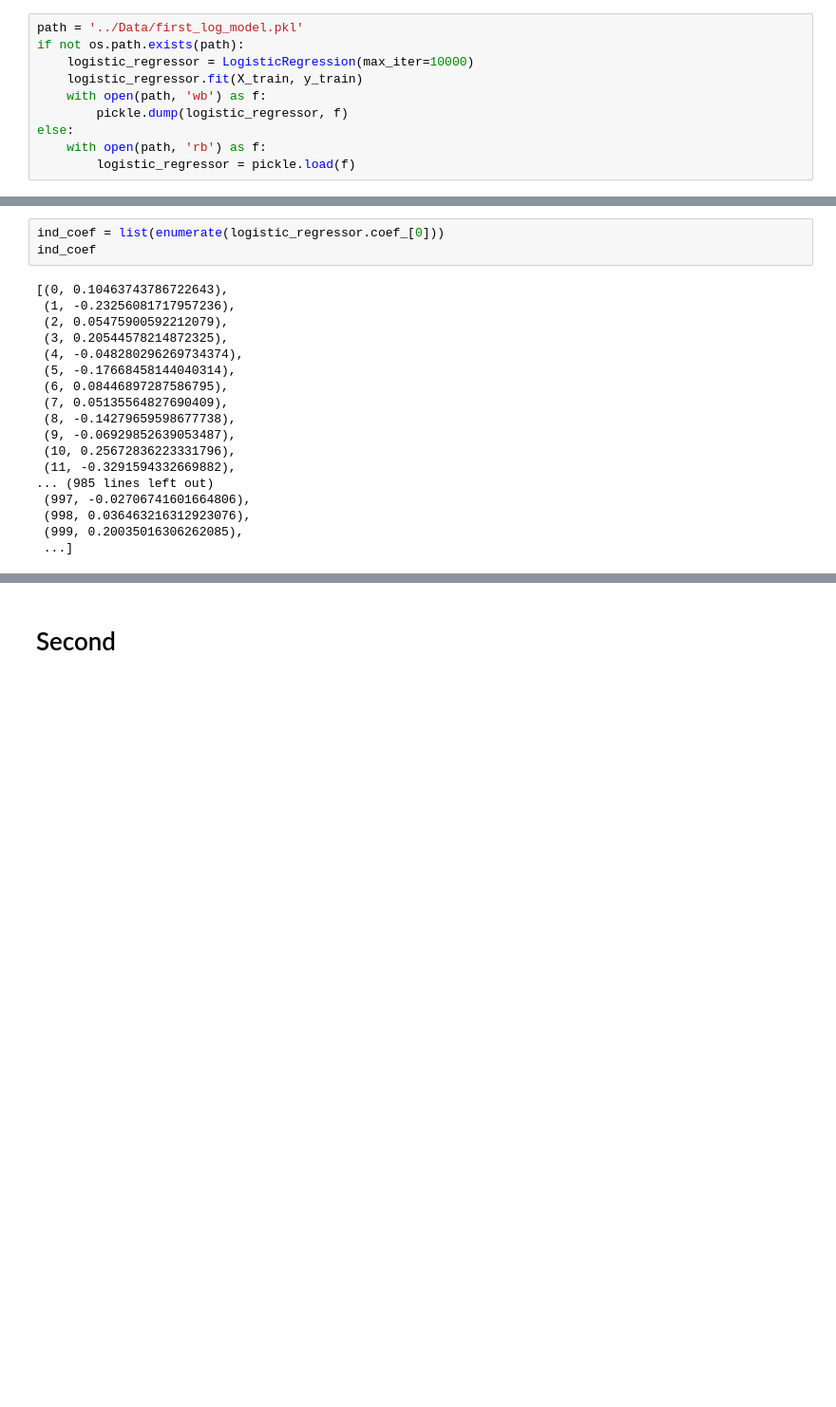
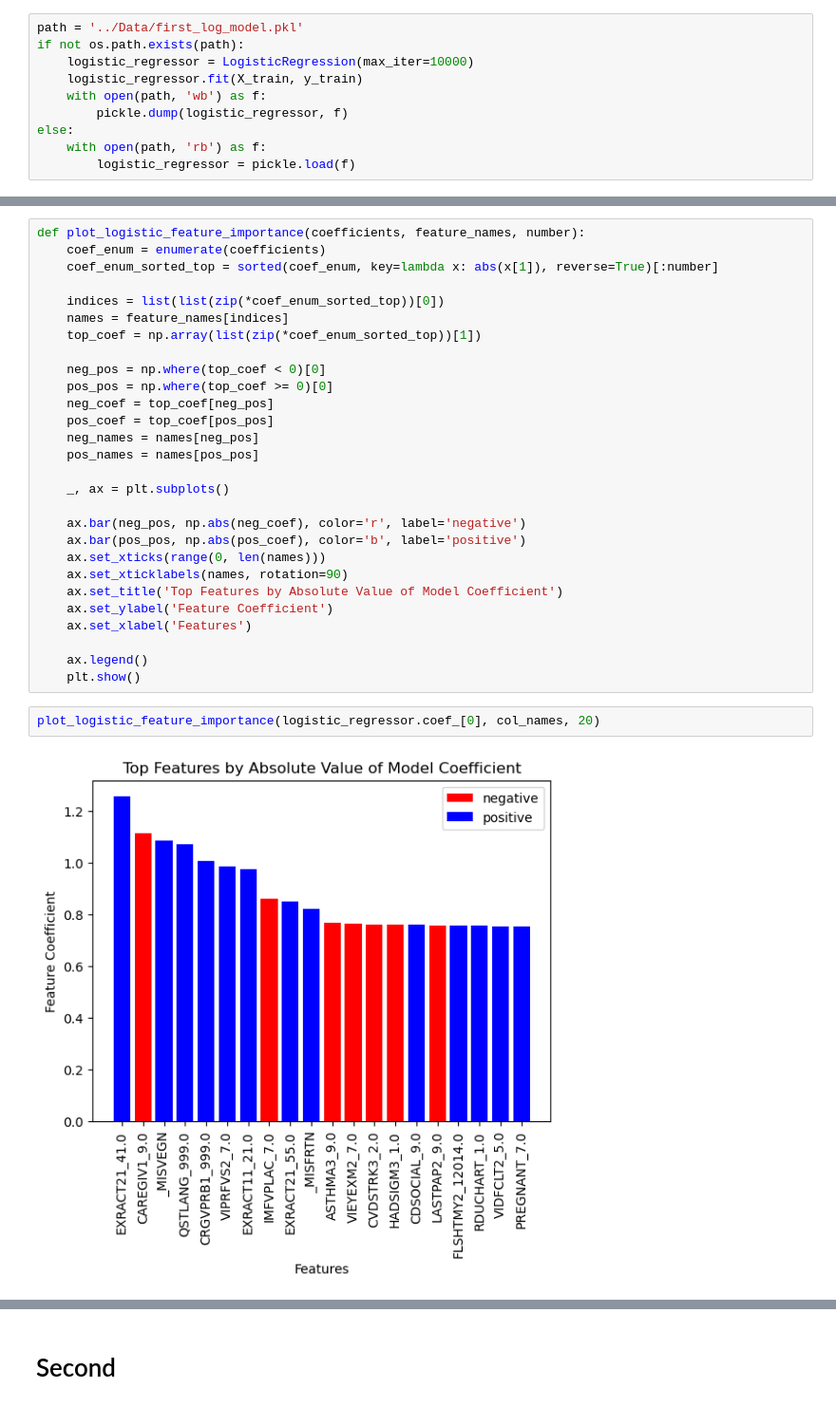
Before and after one commit to Hiram32/Springboard, a Jupyter notebook: Capstone_Project_2/Code/Modeling.ipynb, the cells around one changed output, grey strips where cells are left out. Shown at 95% size. Cells and saved outputs as stored; diff of their text form; blank space fills up the shorter version.

```diff
--- a/Capstone_Project_2/Code/Modeling.ipynb
+++ b/Capstone_Project_2/Code/Modeling.ipynb
@@ -45,21 +126,32 @@ weighted avg       0.90      0.92      0.89     87503
+# %%
+def plot_logistic_feature_importance(coefficients, feature_names, number):
+    coef_enum = enumerate(coefficients)
+    coef_enum_sorted_top = sorted(coef_enum, key=lambda x: abs(x[1]), reverse=True)[:number]
+
+    indices = list(list(zip(*coef_enum_sorted_top))[0])
+    names = feature_names[indices]
+    top_coef = np.array(list(zip(*coef_enum_sorted_top))[1])
+
+    neg_pos = np.where(top_coef < 0)[0]
+    pos_pos = np.where(top_coef >= 0)[0]
+    neg_coef = top_coef[neg_pos]
+    pos_coef = top_coef[pos_pos]
+    neg_names = names[neg_pos]
+    pos_names = names[pos_pos]
+
+    _, ax = plt.subplots()
+
+    ax.bar(neg_pos, np.abs(neg_coef), color='r', label='negative')
+    ax.bar(pos_pos, np.abs(pos_coef), color='b', label='positive')
+    ax.set_xticks(range(0, len(names)))
+    ax.set_xticklabels(names, rotation=90)
+    ax.set_title('Top Features by Absolute Value of Model Coefficient')
+    ax.set_ylabel('Feature Coefficient')
+    ax.set_xlabel('Features')
+
+    ax.legend()
+    plt.show()
 # %%
-ind_coef = list(enumerate(logistic_regressor.coef_[0]))
-ind_coef
+plot_logistic_feature_importance(logistic_regressor.coef_[0], col_names, 20)
 # %% [output]
-[(0, 0.10463743786722643),
- (1, -0.23256081717957236),
- (2, 0.05475900592212079),
- (3, 0.20544578214872325),
- (4, -0.048280296269734374),
- (5, -0.17668458144040314),
- (6, 0.08446897287586795),
- (7, 0.05135564827690409),
- (8, -0.14279659598677738),
- (9, -0.06929852639053487),
- (10, 0.25672836223331796),
- (11, -0.3291594332669882),
-... (985 lines left out)
- (997, -0.02706741601664806),
- (998, 0.036463216312923076),
- (999, 0.20035016306262085),
- ...]
+[figure, added]
```
Also changed, not shown: parts of 49 cells of this notebook, 2 other files.
